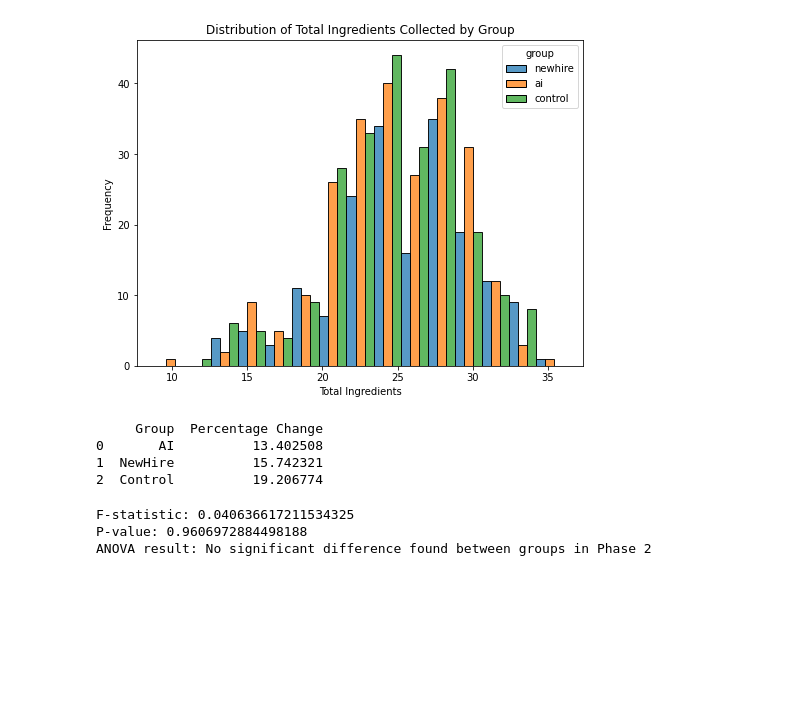
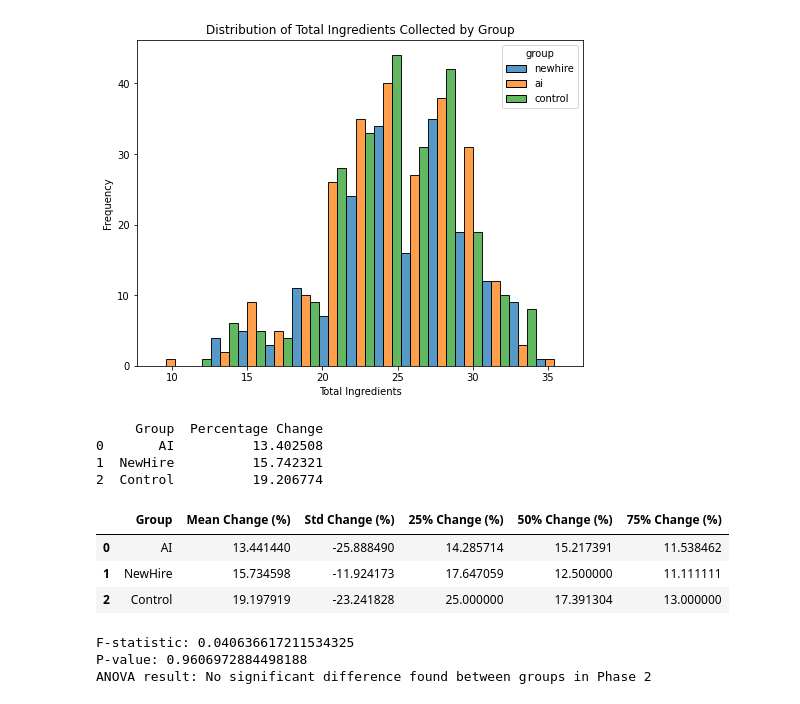
Before and after one commit to jyothisaravana/SuperMario_Statistics, a Jupyter notebook: Mario Stats.ipynb, the cells around one changed output. Saved outputs shown, nothing was run; the diff lists cells and outputs as text; code cells hidden in the pictures; blank space fills up the shorter version.

```diff
--- a/Mario Stats.ipynb
+++ b/Mario Stats.ipynb
@@ -329,23 +329,27 @@ df_percentage_change.to_excel('percentage_change.xlsx')
 # %%
 # Data for percentage change in mean, std, and percentiles
 import html
 
 
 data = {
     'Group': ['AI', 'NewHire', 'Control'],
     'Mean Change (%)': [((26.233333 - 23.125) / 23.125) * 100, ((27.133333 - 23.444444) / 23.444444) * 100, ((26.75 - 22.441667) / 22.441667) * 100],
     'Std Change (%)': [((3.379954 - 4.560633) / 4.560633) * 100, ((3.892372 - 4.419342) / 4.419342) * 100, ((3.262339 - 4.250152) / 4.250152) * 100],
     '25% Change (%)': [((24 - 21) / 21) * 100, ((25 - 21.25) / 21.25) * 100, ((25 - 20) / 20) * 100],
     '50% Change (%)': [((26.5 - 23) / 23) * 100, ((27 - 24) / 24) * 100, ((27 - 23) / 23) * 100],
     '75% Change (%)': [((29 - 26) / 26) * 100, ((30 - 27) / 27) * 100, ((28.25 - 25) / 25) * 100]
 }
 
 # Create a DataFrame
 df_percentage_change = pd.DataFrame(data)
 
 # Display the DataFrame
 df_percentage_change.style
-df_percentage_change.to_excel("desct.xlsx")
+# %% [output]
+|  | Group | Mean Change (%) | Std Change (%) | 25% Change (%) | 50% Change (%) | 75% Change (%) |
+| 0 | AI | 13.441440 | -25.888490 | 14.285714 | 15.217391 | 11.538462 |
+| 1 | NewHire | 15.734598 | -11.924173 | 17.647059 | 12.500000 | 11.111111 |
+| 2 | Control | 19.197919 | -23.241828 | 25.000000 | 17.391304 | 13.000000 |
 # %%
 from scipy import stats
 
```
